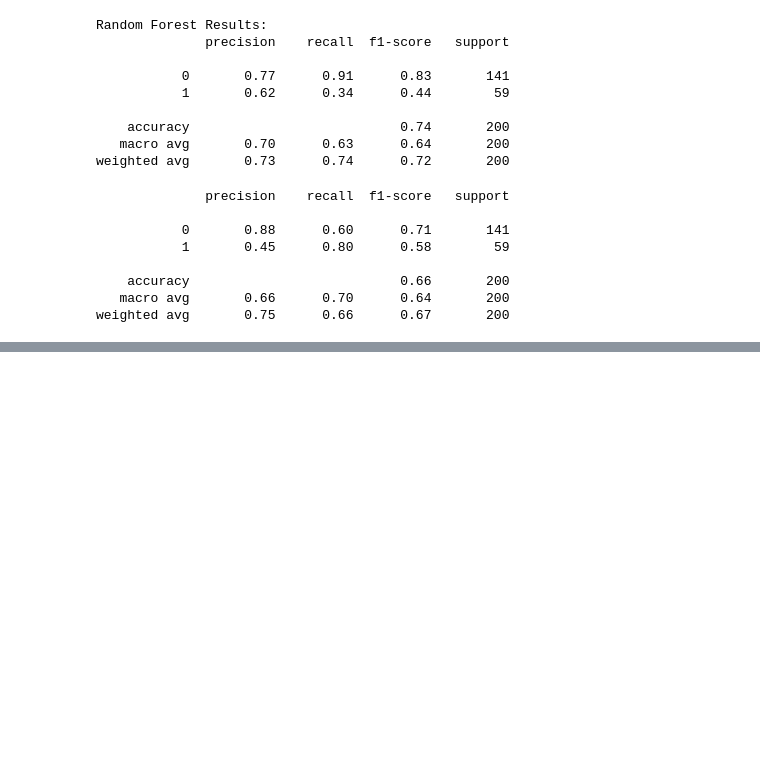
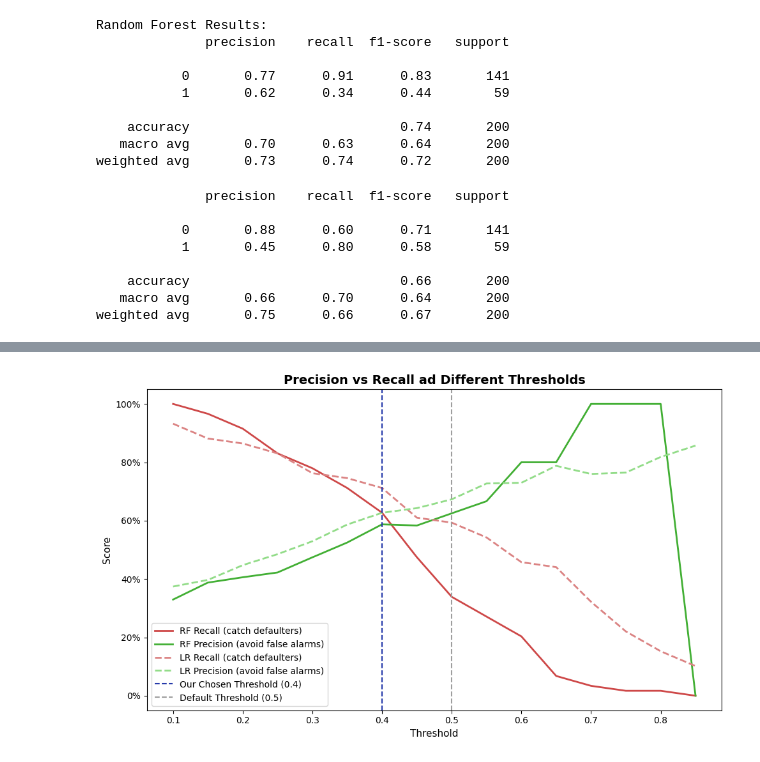
Before and after one commit to smallchuch/CreditRiskLearning, a Jupyter notebook: Exploration/modelling.ipynb, the cells around one changed output, grey strips where cells are left out. Drawn from its saved outputs; the diff is of its cells as text; code cells hidden in the pictures; blank space fills up the shorter version.

```diff
--- a/Exploration/modelling.ipynb
+++ b/Exploration/modelling.ipynb
@@ -454,3 +454,16 @@ print(classification_report(y_test, y_pred_rf_tuned))
     accuracy                           0.66       200
    macro avg       0.66      0.70      0.64       200
 weighted avg       0.75      0.66      0.67       200
+# %%
+threshold_rf = np.arange(0.1, 0.9, 0.05)
+
+results_rf = []
+
+for t in threshold_rf:
+    y_pred_rf_t = (y_prob_rf >= t).astype(int)
+    recall_rf = recall_score(y_test, y_pred_rf_t, zero_division=0)
+    precision_rf = precision_score(y_test, y_pred_rf_t, zero_division=0)
+    results_rf.append({'threshold': t, 'recall': recall_rf, 'precision': precision_rf})
+
+results_rf_df = pd.DataFrame(results_rf)
+print(results_rf_df)
@@ -456,0 +488,25 @@ weighted avg       0.75      0.66      0.67       200
+# %%
+fig, ax = plt.subplots(figsize=(10,6))
+
+ax.plot(results_rf_df['threshold'], results_rf_df['recall'],
+        label='RF Recall (catch defaulters)', color="#CE4848", linewidth=2)
+ax.plot(results_rf_df['threshold'], results_rf_df['precision'],
+        label='RF Precision (avoid false alarms)', color="#42AF34", linewidth=2)
+
+ax.plot(results_df['threshold'], results_df['recall'],
+        label='LR Recall (catch defaulters)', color="#DB8383", linewidth=2, linestyle='--')
+ax.plot(results_df['threshold'], results_df['precision'],
+        label='LR Precision (avoid false alarms)', color="#92DC88", linewidth=2, linestyle='--')
+
+ax.axvline(x=0.4, color="#263AAA", linestyle='--', label='Our Chosen Threshold (0.4)')
+ax.axvline(x=0.5, color="#9E9E9E", linestyle='--', label='Default Threshold (0.5)')
+
+ax.set_title('Precision vs Recall ad Different Thresholds', fontsize=14, fontweight='bold')
+ax.set_xlabel('Threshold', fontsize=11)
+ax.set_ylabel('Score', fontsize=11)
+ax.yaxis.set_major_formatter(FuncFormatter(lambda x, _: f'{x:.0%}'))
+ax.legend()
+plt.tight_layout()
+plt.show()
+# %% [output]
+[figure, added]
```
Also changed, not shown: parts of 10 cells of this notebook, 1 other file.
